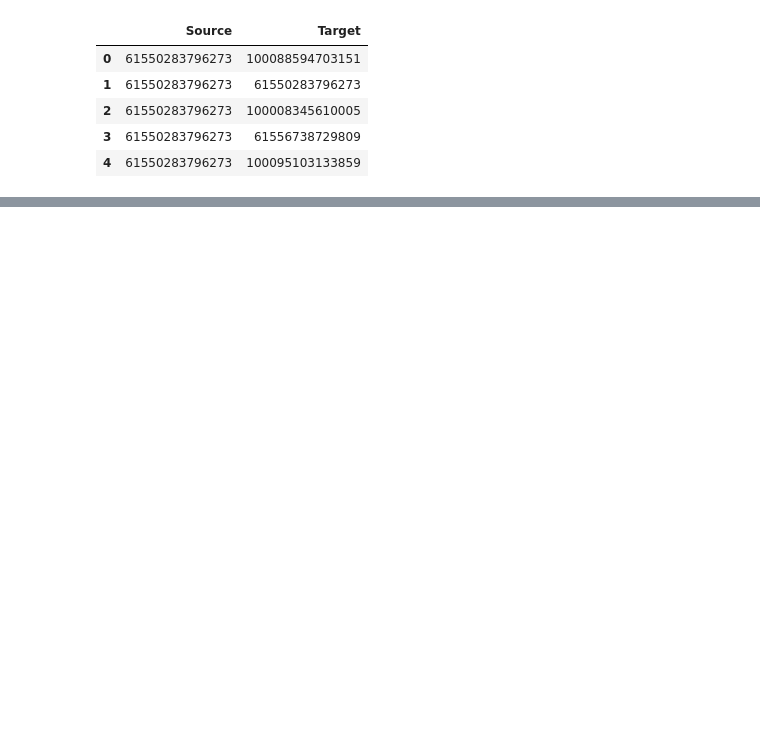
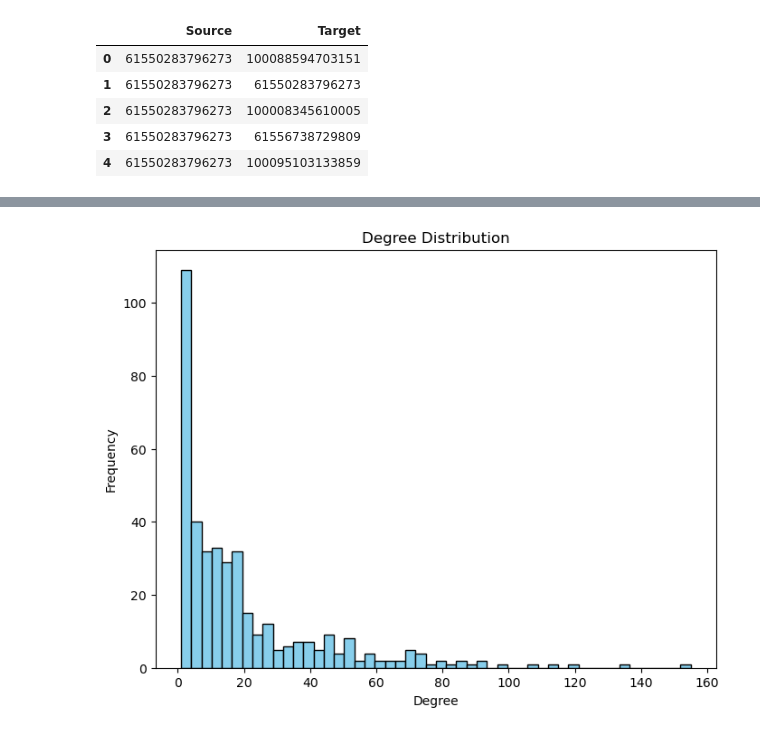
Before and after one commit to HungNguyen4864/SocialNetWork_2, a Jupyter notebook: Project/visualization.ipynb, the cells around one changed output, grey strips where cells are left out. Cells and saved outputs as stored; diff of their text form; code cells hidden in the pictures; blank space fills up the shorter version.

```diff
--- a/Project/visualization.ipynb
+++ b/Project/visualization.ipynb
@@ -264,0 +245,14 @@ visualize_metrics(G, metrics)
+# %%
+import matplotlib.pyplot as plt
+
+def plot_degree_distribution(metrics):
+    degree_values = list(metrics['degrees'].values())
+    plt.figure(figsize=(8, 6))
+    plt.hist(degree_values, bins=50, color='skyblue', edgecolor='black')
+    plt.title('Degree Distribution')
+    plt.xlabel('Degree')
+    plt.ylabel('Frequency')
+    plt.show()
+plot_degree_distribution(metrics)
+# %% [output]
+[figure, added]
```
Also changed, not shown: parts of 9 cells of this notebook, 24 other files.
